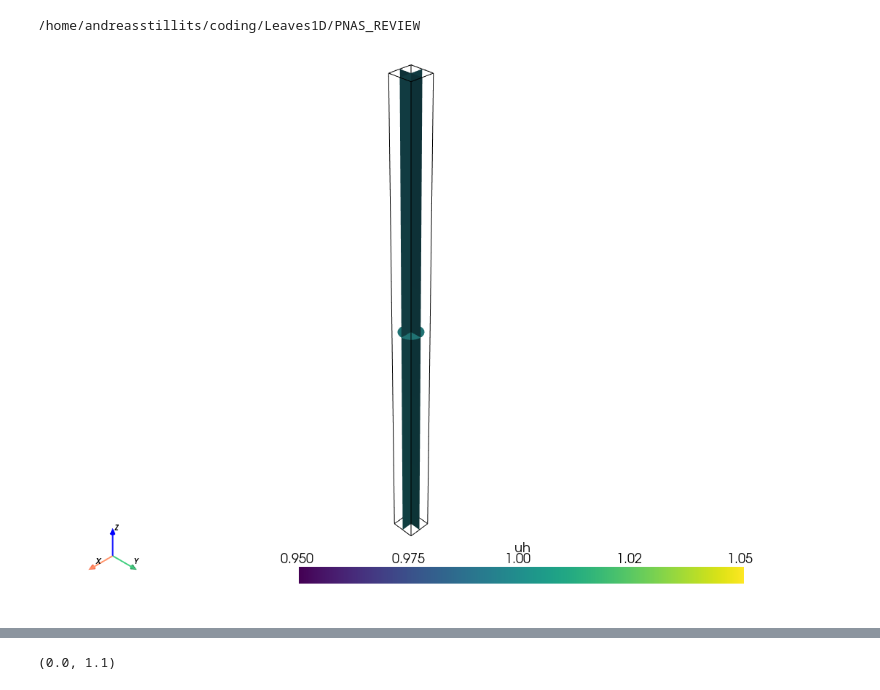
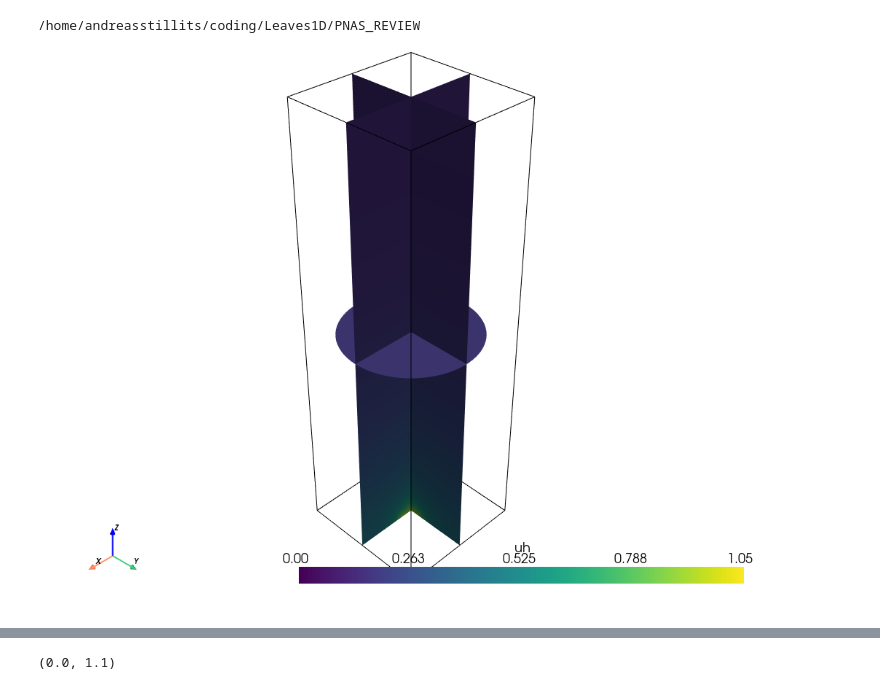
Before and after one commit to andreas-stillits/CarbonFixationModel1D, a Jupyter notebook: PNAS_REVIEW/notebooks/lateral.ipynb, the cells around one changed output, grey strips where cells are left out. Saved outputs shown, nothing was run; the diff lists cells and outputs as text; code cells hidden in the pictures.

```diff
--- a/PNAS_REVIEW/notebooks/lateral.ipynb
+++ b/PNAS_REVIEW/notebooks/lateral.ipynb
@@ -6,38 +6,38 @@ from review.utils.constants import ThreeDimExploration, Cases
 from review.lateral.solver import Steady3DSolver
 
 def solve(case: str, version: str):
     cases = Cases()
     constants = ThreeDimExploration()
     filename = constants.get_base_path(version) / f"solution{case}.bp"
     solver = Steady3DSolver(cases.get_case_params(case),
                             constants.get_aspect_ratio(version),
                             constants.get_stomatal_radius(version),
                             constants.get_mesh_path(version),
                             stomatal_blur = constants.stomatal_epsilon,
                             filename = filename)
     solver.solve()
 
 
 def saturate_files():
     for case in ["A", "B", "C", "D", "E"]:
-        for version in ["min", "mean", "max"]:
+        for version in ["min", "mean", "mean2", "max"]:
             solve(case, version)
-    # 7 min ...
+    # 8 min ...
 
 
 
 def plot(case: str, version: str):
     constants = ThreeDimExploration()
     filename = constants.get_base_path(version) / f"solution{case}.bp"
     plot_3d_solution(filename)
 
 
-
+# solve_mean2()
 # saturate_files()
-plot("A", "min")
+plot("E", "mean2")
 # %% [output]
 /home/andreasstillits/coding/Leaves1D/PNAS_REVIEW
-[figure, old version]
+[figure, new version]
 # %%
 %cd /home/andreasstillits/coding/Leaves1D/PNAS_REVIEW
 
```
Also changed, not shown: parts of 1 cell of this notebook, 5 other files.
